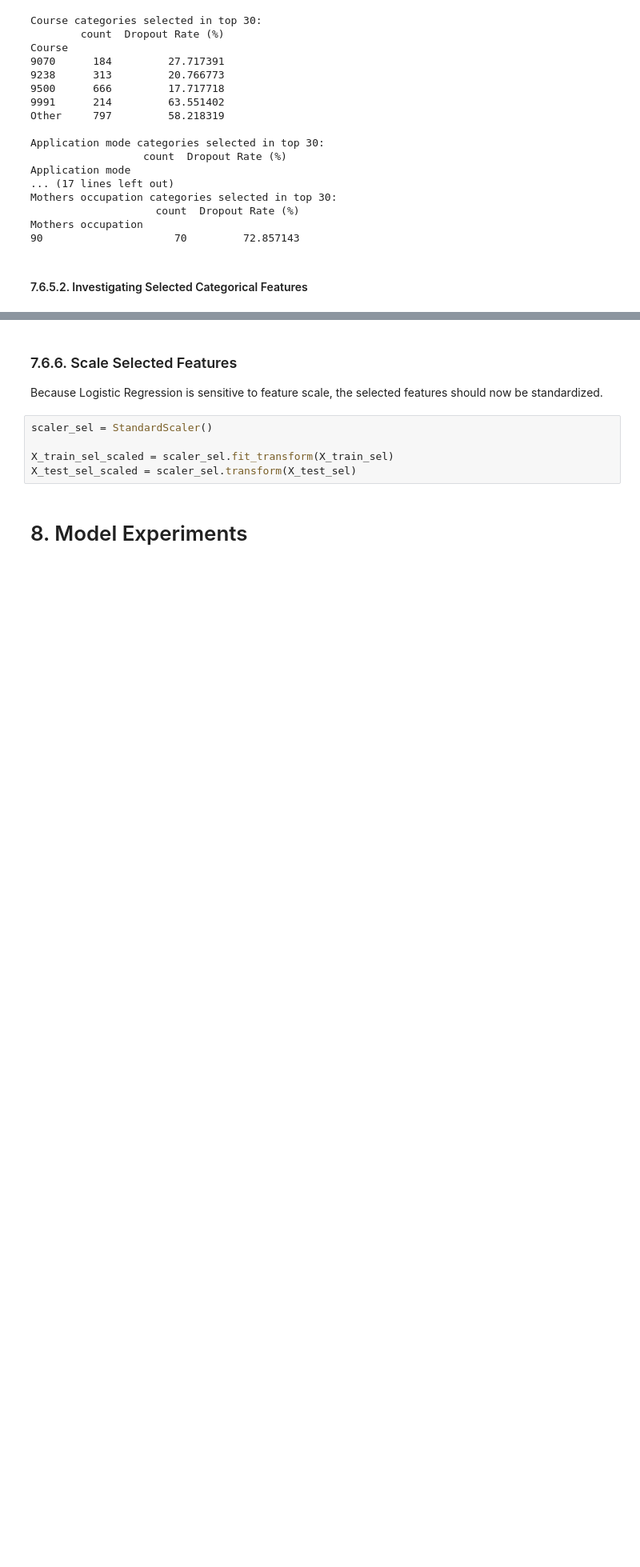
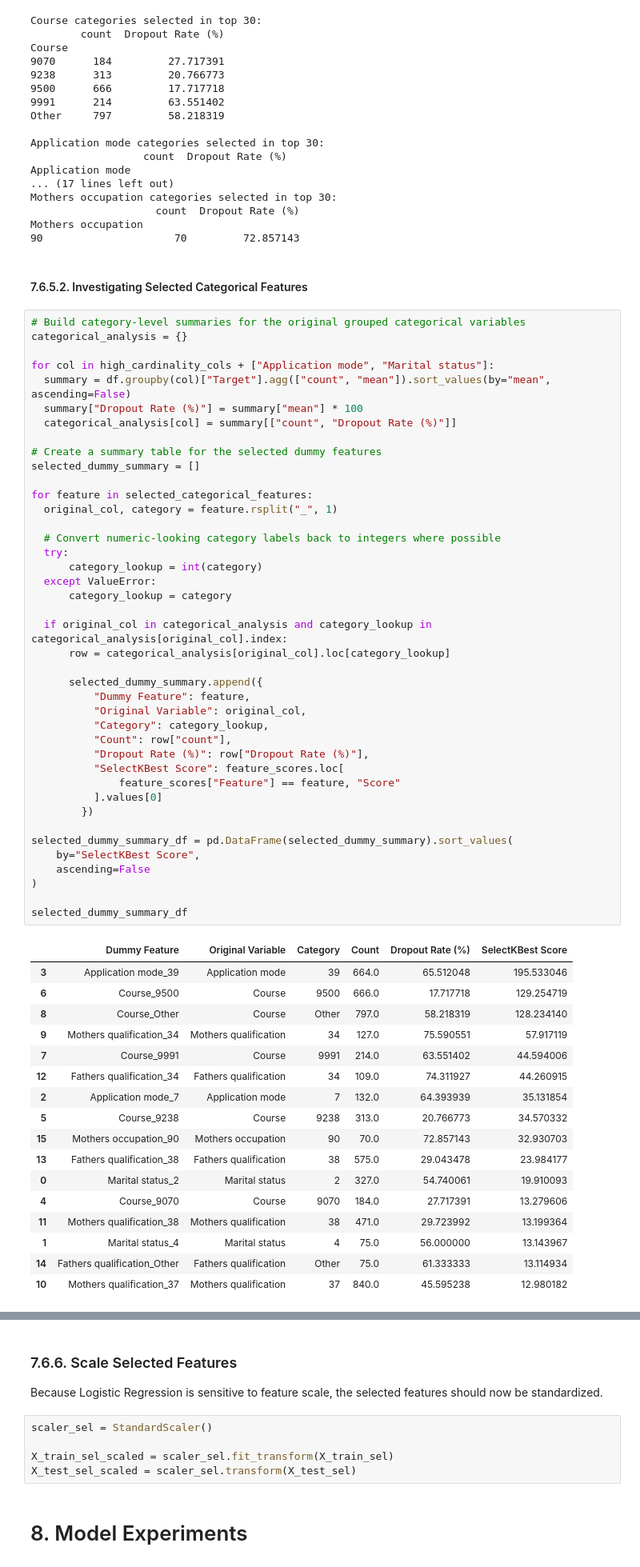
Before and after one commit to DimitarMalamski/student-dropout-predictor, a Jupyter notebook: notebooks/01_student_dropout_predictor.ipynb, the cells around one changed output, grey strips where cells are left out. Shown at 80% size. Drawn from its saved outputs; the diff is of its cells as text; blank space fills up the shorter version.

Commit message:
Investigate the Selected Categorical Features from the SelectKBest method

```diff
--- a/notebooks/01_student_dropout_predictor.ipynb
+++ b/notebooks/01_student_dropout_predictor.ipynb
@@ -721,3 +721,62 @@ Mothers occupation
 90                     70         72.857143
 # %% [markdown]
 #### 7.6.5.2. Investigating Selected Categorical Features
+# %%
+# Build category-level summaries for the original grouped categorical variables
+categorical_analysis = {}
+
+for col in high_cardinality_cols + ["Application mode", "Marital status"]:
+  summary = df.groupby(col)["Target"].agg(["count", "mean"]).sort_values(by="mean", ascending=False)
+  summary["Dropout Rate (%)"] = summary["mean"] * 100
+  categorical_analysis[col] = summary[["count", "Dropout Rate (%)"]]
+
+# Create a summary table for the selected dummy features
+selected_dummy_summary = []
+
+for feature in selected_categorical_features:
+  original_col, category = feature.rsplit("_", 1)
+
+  # Convert numeric-looking category labels back to integers where possible
+  try:
+      category_lookup = int(category)
+  except ValueError:
+      category_lookup = category
+
+  if original_col in categorical_analysis and category_lookup in categorical_analysis[original_col].index:
+      row = categorical_analysis[original_col].loc[category_lookup]
+
+      selected_dummy_summary.append({
+          "Dummy Feature": feature,
+          "Original Variable": original_col,
+          "Category": category_lookup,
+          "Count": row["count"],
+          "Dropout Rate (%)": row["Dropout Rate (%)"],
+          "SelectKBest Score": feature_scores.loc[
+              feature_scores["Feature"] == feature, "Score"
+          ].values[0]
+        })
+
+selected_dummy_summary_df = pd.DataFrame(selected_dummy_summary).sort_values(
+    by="SelectKBest Score",
+    ascending=False
+)
+
+selected_dummy_summary_df
+# %% [output]
+|  | Dummy Feature | Original Variable | Category | Count | Dropout Rate (%) | SelectKBest Score |
+| 3 | Application mode_39 | Application mode | 39 | 664.0 | 65.512048 | 195.533046 |
+| 6 | Course_9500 | Course | 9500 | 666.0 | 17.717718 | 129.254719 |
+| 8 | Course_Other | Course | Other | 797.0 | 58.218319 | 128.234140 |
+| 9 | Mothers qualification_34 | Mothers qualification | 34 | 127.0 | 75.590551 | 57.917119 |
+| 7 | Course_9991 | Course | 9991 | 214.0 | 63.551402 | 44.594006 |
+| 12 | Fathers qualification_34 | Fathers qualification | 34 | 109.0 | 74.311927 | 44.260915 |
+| 2 | Application mode_7 | Application mode | 7 | 132.0 | 64.393939 | 35.131854 |
+| 5 | Course_9238 | Course | 9238 | 313.0 | 20.766773 | 34.570332 |
+| 15 | Mothers occupation_90 | Mothers occupation | 90 | 70.0 | 72.857143 | 32.930703 |
+| 13 | Fathers qualification_38 | Fathers qualification | 38 | 575.0 | 29.043478 | 23.984177 |
+| 0 | Marital status_2 | Marital status | 2 | 327.0 | 54.740061 | 19.910093 |
+| 4 | Course_9070 | Course | 9070 | 184.0 | 27.717391 | 13.279606 |
+| 11 | Mothers qualification_38 | Mothers qualification | 38 | 471.0 | 29.723992 | 13.199364 |
+| 1 | Marital status_4 | Marital status | 4 | 75.0 | 56.000000 | 13.143967 |
+| 14 | Fathers qualification_Other | Fathers qualification | Other | 75.0 | 61.333333 | 13.114934 |
+| 10 | Mothers qualification_37 | Mothers qualification | 37 | 840.0 | 45.595238 | 12.980182 |
```
Also changed, not shown: parts of 1 cell of this notebook, 2 other files.
